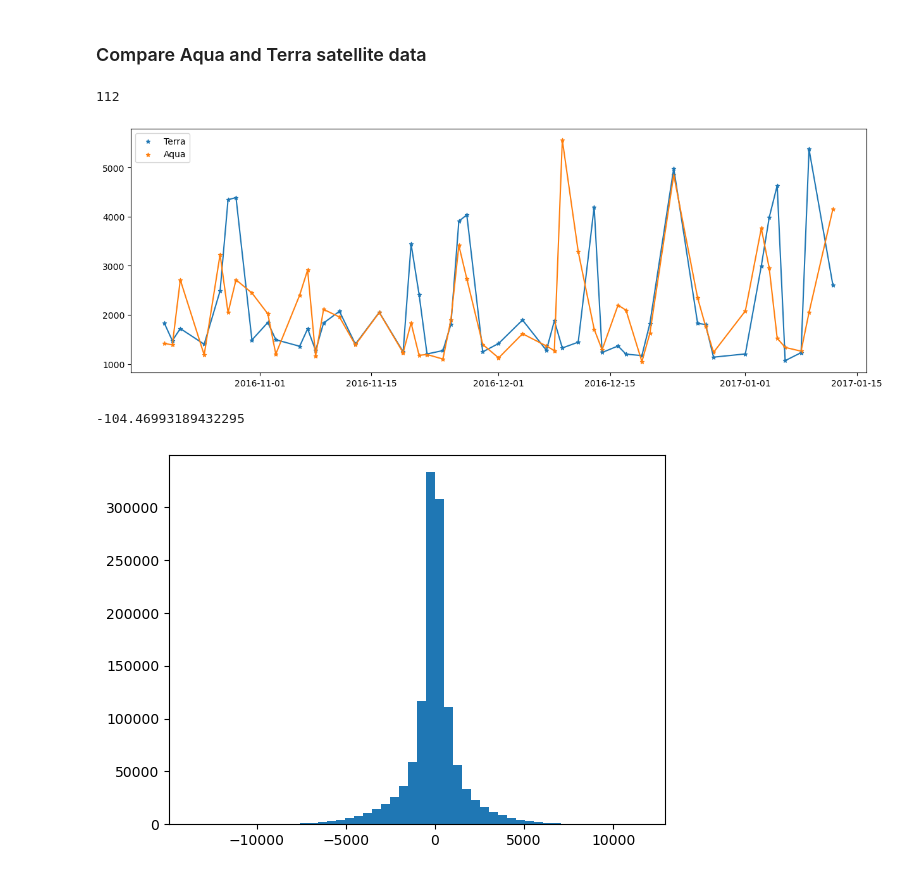
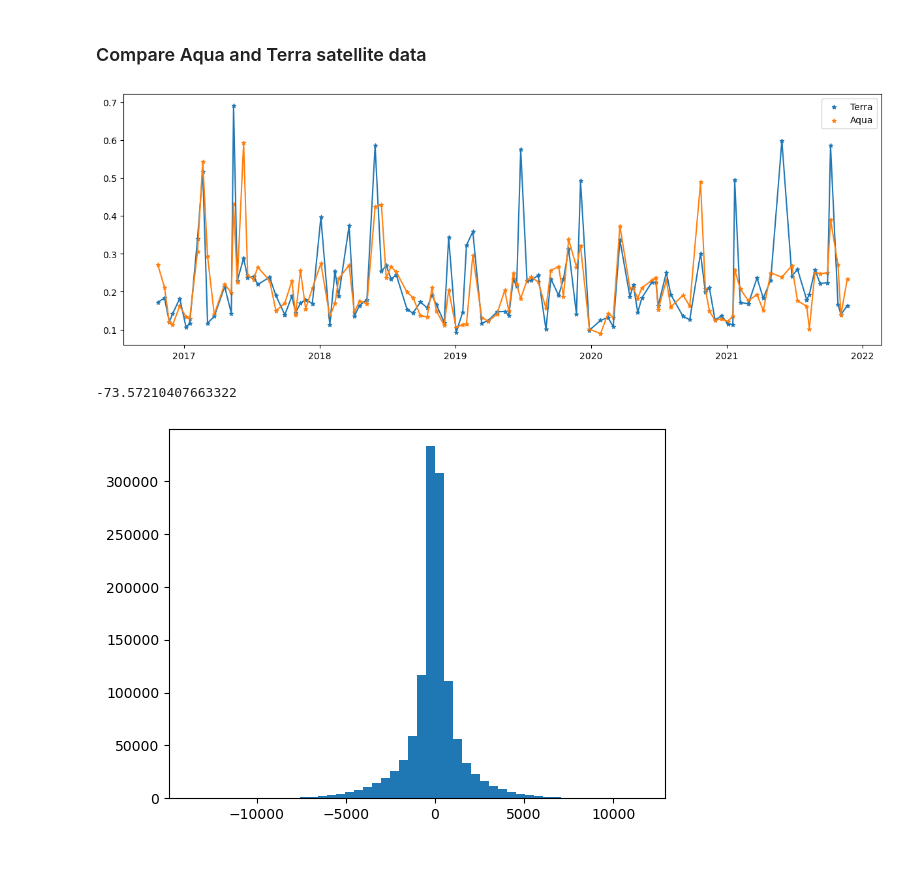
Before and after one commit to codebyandy/geolearn, a Jupyter notebook: app/vegetation/attention/andy/screen_modis.ipynb, the cells around one changed output. Saved outputs shown, nothing was run; the diff lists cells and outputs as text; code cells hidden in the pictures.

```diff
--- a/app/vegetation/attention/andy/screen_modis.ipynb
+++ b/app/vegetation/attention/andy/screen_modis.ipynb
@@ -113,7 +113,7 @@ np.mean(quality_df_lens) / np.mean(df_lens)
 ### Compare Aqua and Terra satellite data
 # %%
 rho = 45 # init rho
-dataName = 'singleDaily_modis_kuai' # init dataName
+dataName = 'singleDaily' # init dataName
 df = dbVeg.DataFrameVeg(dataName)
 
 terra_bands = ['mod_b1', 'mod_b2', 'mod_b3', 'mod_b4', 'mod_b5', 'mod_b6', 'mod_b7']
@@ -136,31 +136,29 @@ dates = df.t[:]
 # terra_ts = terra_df[keep_dates, site, band]
 # aqua_ts = aqua_df[keep_dates, site, band]
 # dates = df.t[keep_dates]
-np.sum(keep_dates)
+# np.sum(keep_dates)
-# %% [output]
-112
 # %%
 modis_dates = ~np.isnan(terra_ts) & ~np.isnan(aqua_ts)
-terra_ts = terra_ts[modis_dates]
-aqua_ts = aqua_ts[modis_dates]
+terra_ts = terra_ts[modis_dates] / 10000
+aqua_ts = aqua_ts[modis_dates] / 10000
 dates = dates[modis_dates]
 # %%
 plt.figure(figsize=(15,5))
-end = 50
-interval = 1
+end = len(terra_ts) - 1
+interval = 5
 plt.scatter(dates[:end:interval], terra_ts[:end:interval], marker='*', s=20)
 plt.scatter(dates[:end:interval], aqua_ts[:end:interval], marker='*', s=20)
 plt.plot(dates[:end:interval], terra_ts[:end:interval])
 plt.plot(dates[:end:interval], aqua_ts[:end:interval])
 plt.legend(['Terra', 'Aqua'])
 plt.show()
 # %% [output]
-[figure, old version]
+[figure, new version]
 # %%
 diff1 = terra_df - aqua_df
 np.nanmean(diff1)
 # %% [output]
--104.46993189432295
+-73.57210407663322
 # %%
 plt.hist(diff1.flatten(), bins=50)
 plt.show()
```
Also changed, not shown: 3 other files.
